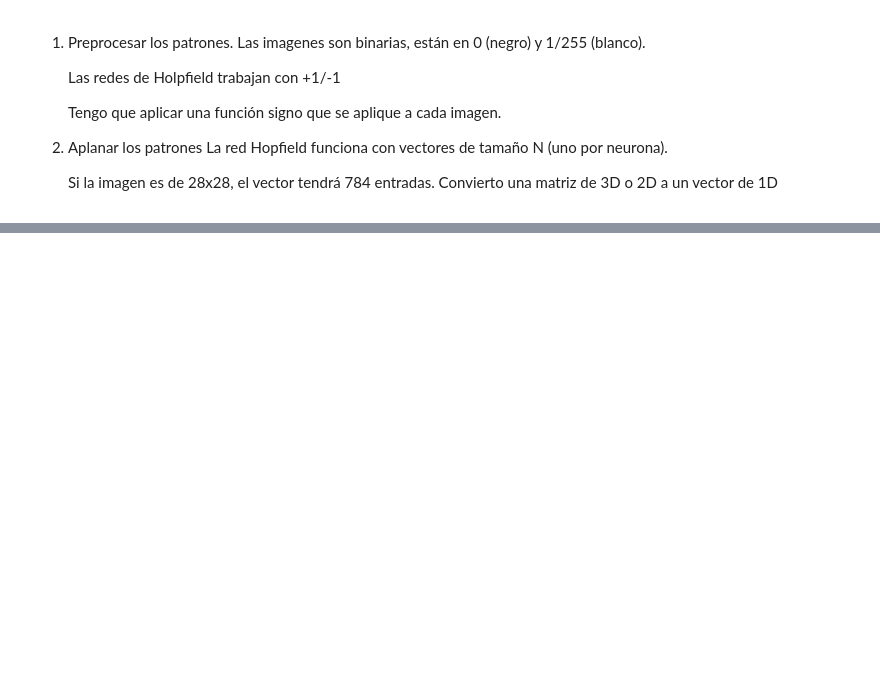
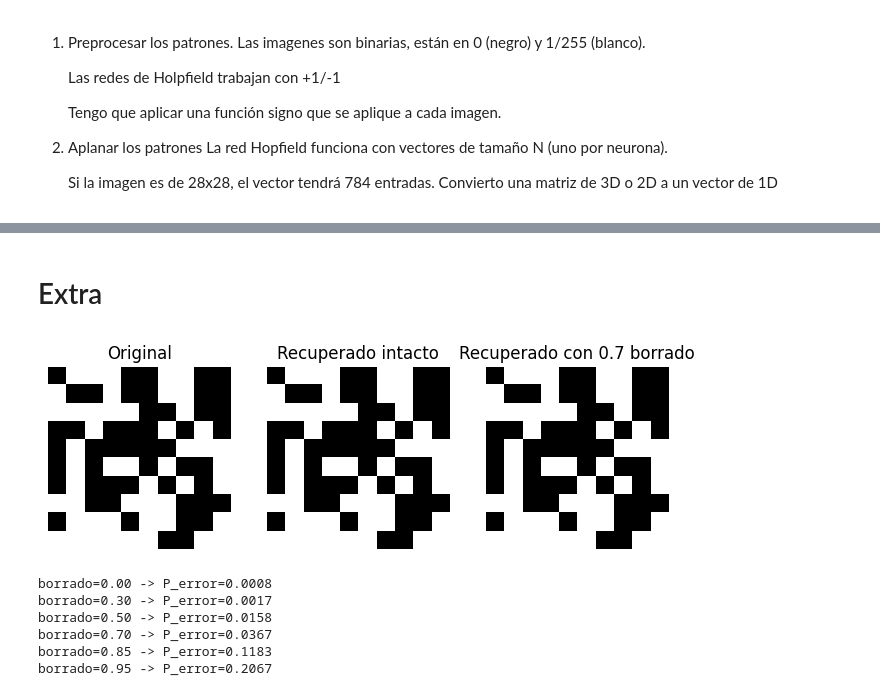
Before and after one commit to camifezz/Redes-Neuronales, a Jupyter notebook: TP1/tp1.ipynb, the cells around one changed output, grey strips where cells are left out. Cells and saved outputs as stored; diff of their text form; code cells hidden in the pictures; blank space fills up the shorter version.

```diff
--- a/TP1/tp1.ipynb
+++ b/TP1/tp1.ipynb
@@ -171,0 +215,5 @@ ValueError: not enough values to unpack (expected 2, got 1)
+# %%
+images_train = []
+for image in images:
+    if image.shape == images_shape[0]:
+        images_train.append(image)
@@ -171,0 +542,73 @@ ValueError: not enough values to unpack (expected 2, got 1)
+# %% [markdown]
+# Extra
+# %%
+import matplotlib.pyplot as plt
+
+
+n = 10
+N = n * n
+P = 3        # cantidad de patrones
+rng = np.random.default_rng(1)
+porc_borrado = 0.7
+
+
+patterns = rng.choice([-1, 1], size=(P, N))
+
+
+W = hopfield82_weights(patterns)
+
+
+def eliminar_conexiones(W, porc_borrar, rng=np.random.default_rng()):
+    Wc = W.copy()
+    mask = rng.random(W.shape) < porc_borrar
+    Wc[mask] = 0.0
+    return Wc
+
+W_corrupto = eliminar_conexiones(W, porc_borrar=porc_borrado)
+
+x0 = patterns[0]
+
+rec_intacto = update_sync(x0, W)
+rec_corrupto = update_sync(x0, W_corrupto)
+
+def mostrar(ax, vec, n, titulo):
+    img = vec.reshape(n, n)
+    ax.imshow(img, cmap="gray")
+    ax.axis("off")
+    ax.set_title(titulo)
+
+fig, axes = plt.subplots(1, 3, figsize=(8, 3))
+mostrar(axes[0], x0, n, "Original")
+mostrar(axes[1], rec_intacto, n, "Recuperado intacto")
+mostrar(axes[2], rec_corrupto, n, f"Recuperado con {porc_borrado} borrado")
+plt.show()
+# %% [output]
+[figure, added]
+# %%
+fracs = [0.0, 0.3, 0.5, 0.7, 0.85, 0.95]
+n = 10
+N = n*n
+P = 12  # numero de patrones distintos que se almacenan en la red
+rng = np.random.default_rng(0)
+
+
+patterns = rng.choice([-1, 1], size=(P, N))
+W = hopfield82_weights(patterns)
+
+def eliminar_conexiones(W, frac, rng=np.random.default_rng()):
+    Wc = W.copy()
+    mask = rng.random(W.shape) < frac
+    Wc[mask] = 0.0
+    return Wc
+
+for f in fracs:
+    Wc = eliminar_conexiones(W, f, rng)
+    E = perr_one_pass(Wc, patterns)
+    print(f"borrado={f:.2f} -> P_error={E:.4f}")
+# %% [output]
+borrado=0.00 -> P_error=0.0008
+borrado=0.30 -> P_error=0.0017
+borrado=0.50 -> P_error=0.0158
+borrado=0.70 -> P_error=0.0367
+borrado=0.85 -> P_error=0.1183
+borrado=0.95 -> P_error=0.2067
```
Also changed, not shown: parts of 63 cells of this notebook, 33 other files.
